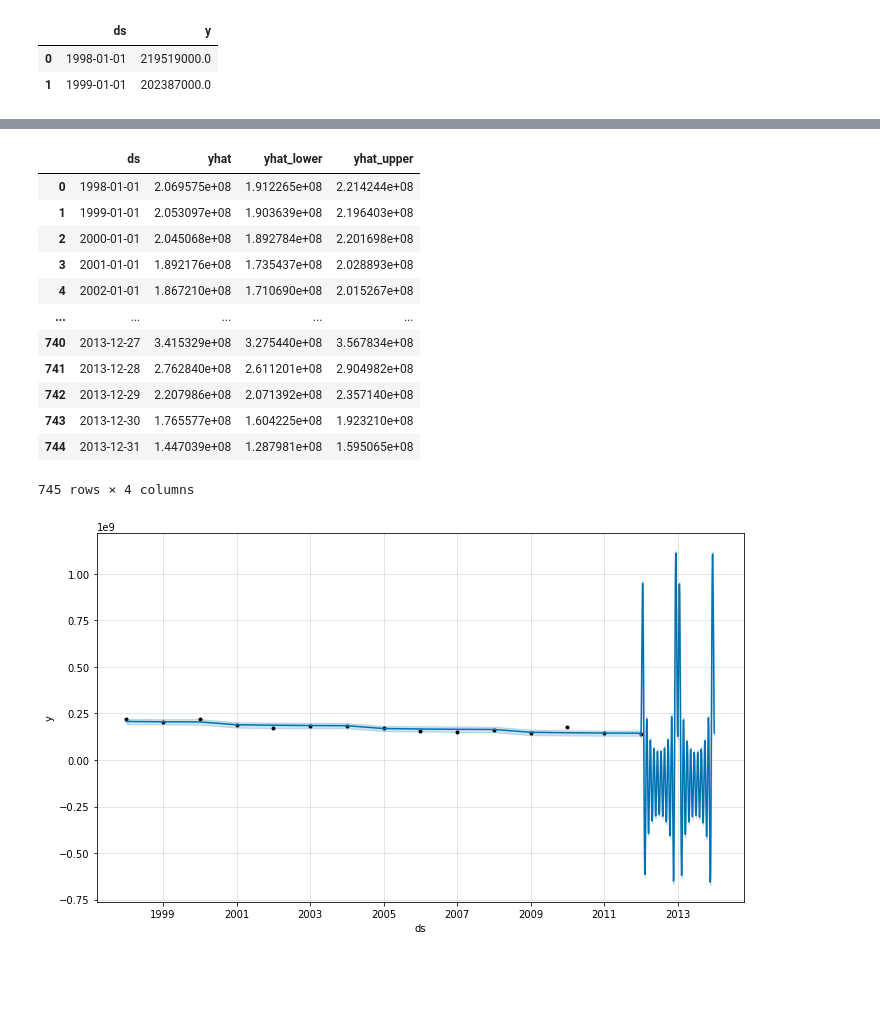
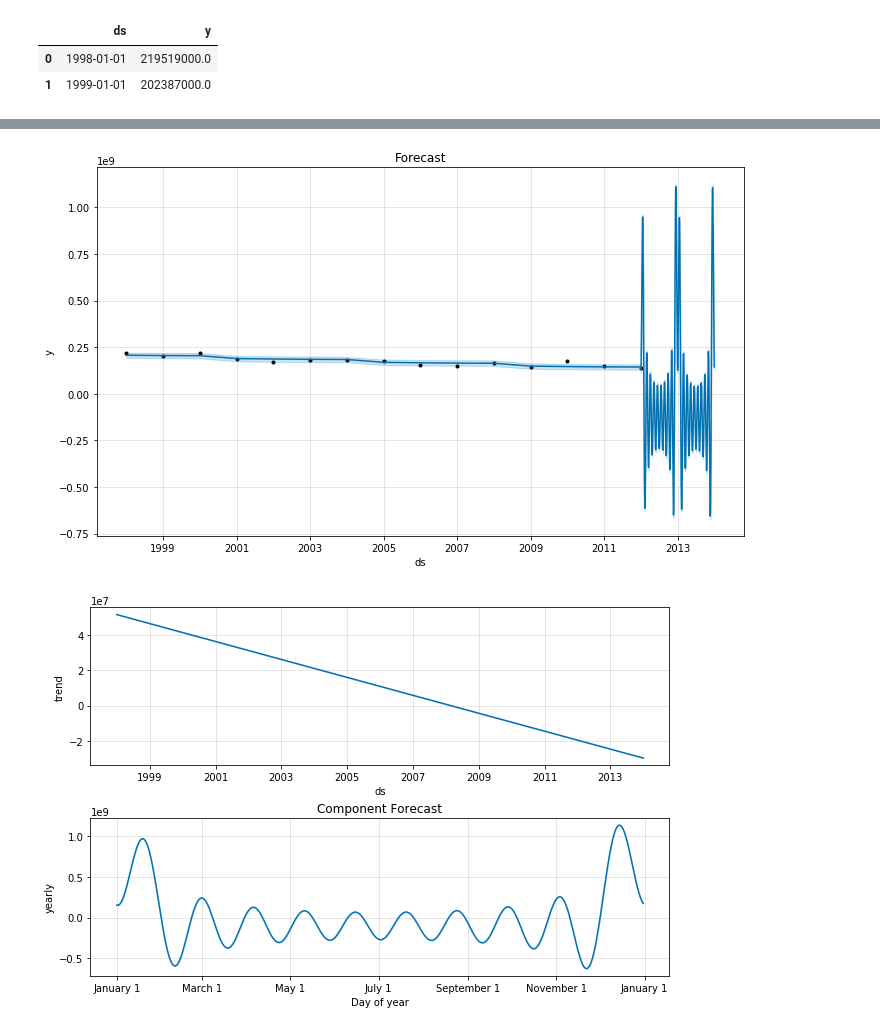
Before and after one commit to nonoumasy/honey-bee-production-1998-2012, a Jupyter notebook: Honey_Bee_Production_19989_2012.ipynb, the cells around one changed output, grey strips where cells are left out. Cells and saved outputs as stored; diff of their text form; code cells hidden in the pictures; blank space fills up the shorter version.

```diff
--- a/Honey_Bee_Production_19989_2012.ipynb
+++ b/Honey_Bee_Production_19989_2012.ipynb
@@ -363,26 +396,11 @@ INFO:fbprophet:n_changepoints greater than number of observations.Using 11.
-# %%
-# make future predictions
-future = m.make_future_dataframe(periods=365*2)
-
-#forecast
-forecast = m.predict(future)
-forecast[['ds', 'yhat', 'yhat_lower', 'yhat_upper']]
-# %% [output]
-|  | ds | yhat | yhat_lower | yhat_upper |
-| 0 | 1998-01-01 | 2.069575e+08 | 1.912265e+08 | 2.214244e+08 |
-| 1 | 1999-01-01 | 2.053097e+08 | 1.903639e+08 | 2.196403e+08 |
-| 2 | 2000-01-01 | 2.045068e+08 | 1.892784e+08 | 2.201698e+08 |
-| 3 | 2001-01-01 | 1.892176e+08 | 1.735437e+08 | 2.028893e+08 |
-| 4 | 2002-01-01 | 1.867210e+08 | 1.710690e+08 | 2.015267e+08 |
-| ... | ... | ... | ... | ... |
-| 740 | 2013-12-27 | 3.415329e+08 | 3.275440e+08 | 3.567834e+08 |
-| 741 | 2013-12-28 | 2.762840e+08 | 2.611201e+08 | 2.904982e+08 |
-| 742 | 2013-12-29 | 2.207986e+08 | 2.071392e+08 | 2.357140e+08 |
-| 743 | 2013-12-30 | 1.765577e+08 | 1.604225e+08 | 1.923210e+08 |
-| 744 | 2013-12-31 | 1.447039e+08 | 1.287981e+08 | 1.595065e+08 |
-745 rows × 4 columns
 # %%
 #plot forecast
-m.plot(forecast);
+m.plot(forecast)
+plt.title('Forecast');
+
+#plot components
+m.plot_components(forecast)
+plt.title('Component Forecast');
 # %% [output]
-[figure, old version]
+[figure, new version]
+[figure, added]
```
Also changed, not shown: parts of 12 cells of this notebook.
